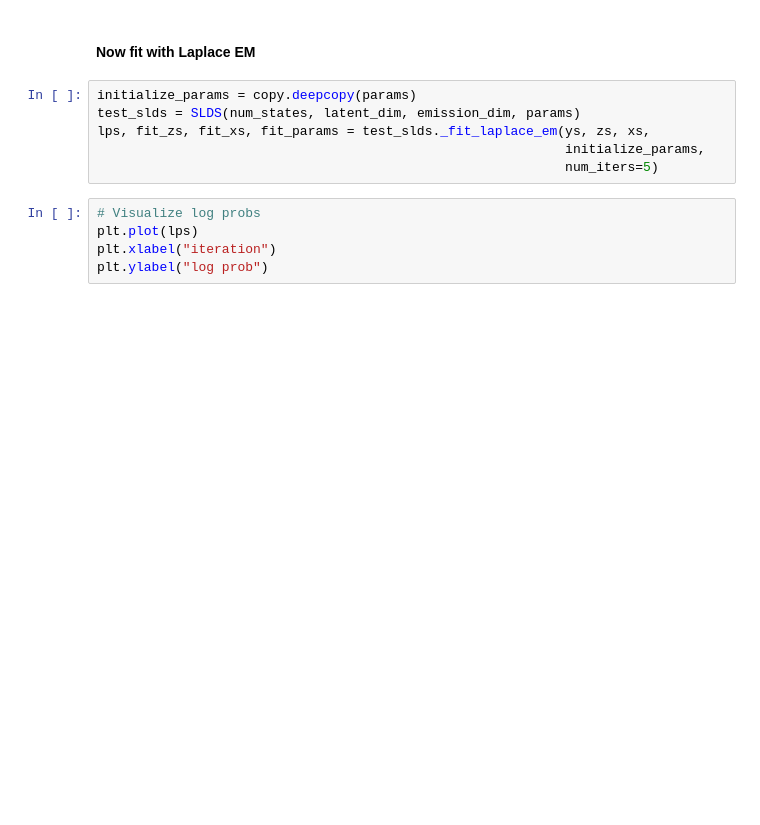
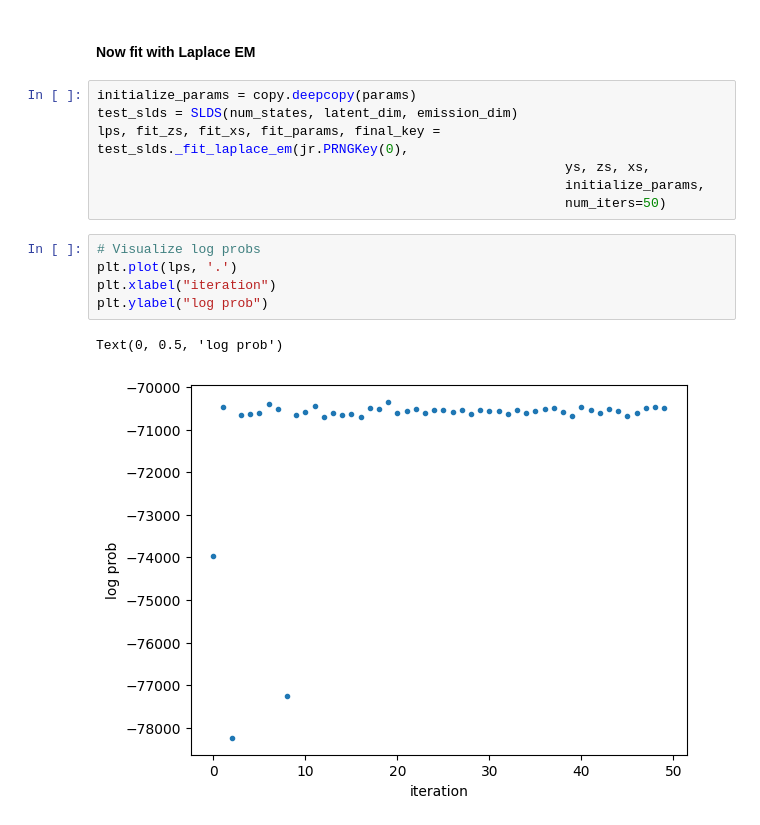
Before and after one commit to r-shruthi11/dynamax, a Jupyter notebook: dynamax/slds/demos/test_laplace_for_slds.ipynb, the cells around one changed output. Cells and saved outputs as stored; diff of their text form; blank space fills up the shorter version.

```diff
--- a/dynamax/slds/demos/test_laplace_for_slds.ipynb
+++ b/dynamax/slds/demos/test_laplace_for_slds.ipynb
@@ -97,15 +98,19 @@ plt.show()
 #### Now fit with Laplace EM
 # %%
 initialize_params = copy.deepcopy(params)
-test_slds = SLDS(num_states, latent_dim, emission_dim, params)
-lps, fit_zs, fit_xs, fit_params = test_slds._fit_laplace_em(ys, zs, xs,
+test_slds = SLDS(num_states, latent_dim, emission_dim)
+lps, fit_zs, fit_xs, fit_params, final_key = test_slds._fit_laplace_em(jr.PRNGKey(0),
+                                                            ys, zs, xs,
                                                             initialize_params,
-                                                            num_iters=5)
+                                                            num_iters=50)
 # %%
 # Visualize log probs
-plt.plot(lps)
+plt.plot(lps, '.')
 plt.xlabel("iteration")
 plt.ylabel("log prob")
+# %% [output]
+Text(0, 0.5, 'log prob')
+[figure, added]
 # %%
 # Visualize inferred states
 fig, ax = plot_states_and_timeseries(fit_zs, fit_xs)
```
Also changed, not shown: parts of 3 cells of this notebook, 1 other file.
